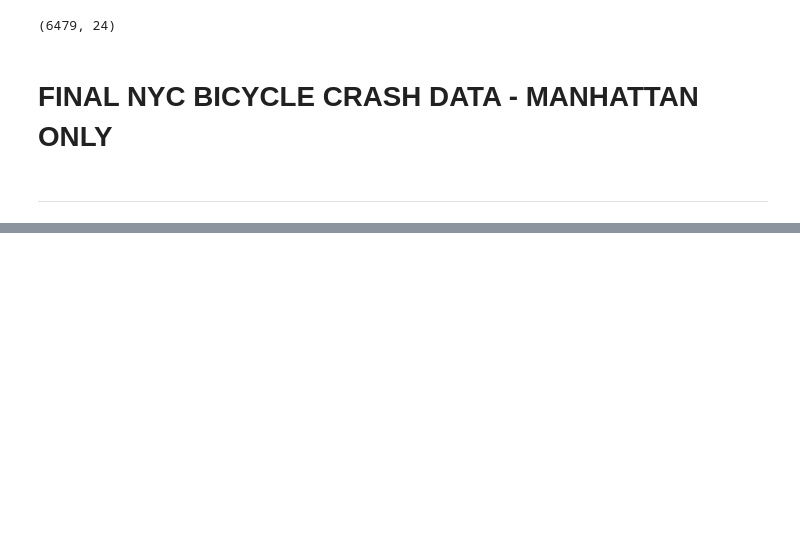
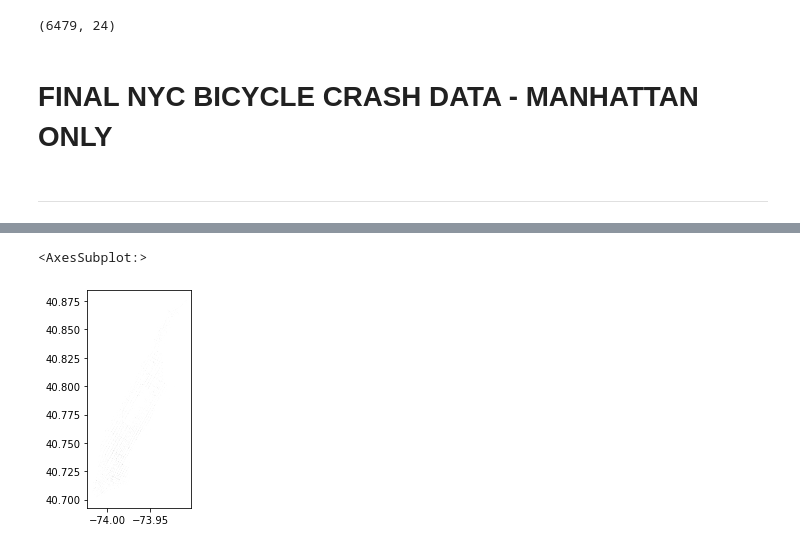
Before and after one commit to Sarang-Pramode/Analyzing_NYC_Citibike, a Jupyter notebook: Analyzing_High_Risk_Zones.ipynb, the cells around one changed output, grey strips where cells are left out. Saved outputs shown, nothing was run; the diff lists cells and outputs as text; code cells hidden in the pictures; blank space fills up the shorter version.

```diff
--- a/Analyzing_High_Risk_Zones.ipynb
+++ b/Analyzing_High_Risk_Zones.ipynb
@@ -153,0 +225,2 @@ Crash_Data_final_gdf = Crash_data_Manhatten_BiCycles_gdf
+# %%
+Crash_Data_final_gdf['geometry'] = Crash_Data_final_gdf.geometry.buffer(0.00001) #add buffer to point geom
@@ -153,0 +234,5 @@ Crash_Data_final_gdf = Crash_data_Manhatten_BiCycles_gdf
+# %%
+Crash_Data_final_gdf.plot()
+# %% [output]
+<AxesSubplot:>
+[figure, added]
```
Also changed, not shown: parts of 31 cells of this notebook, 8 other files.
